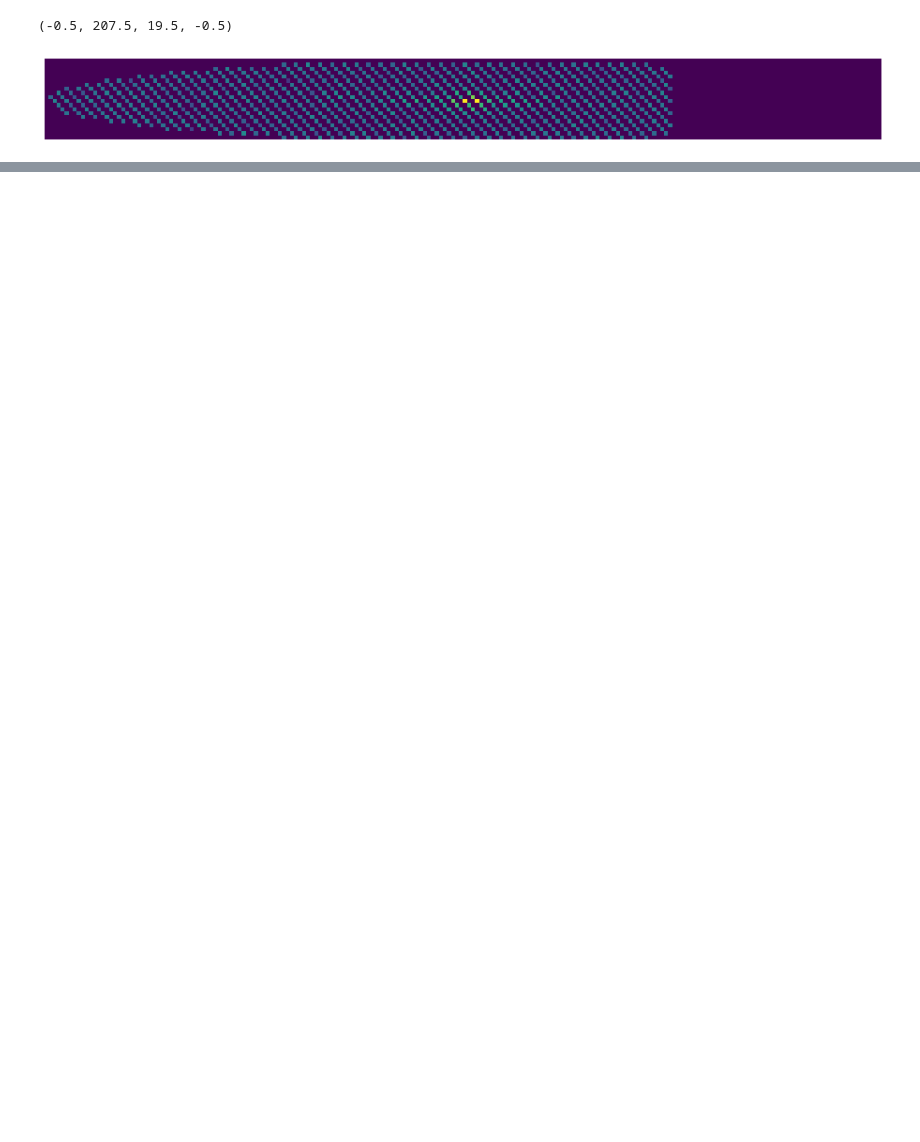
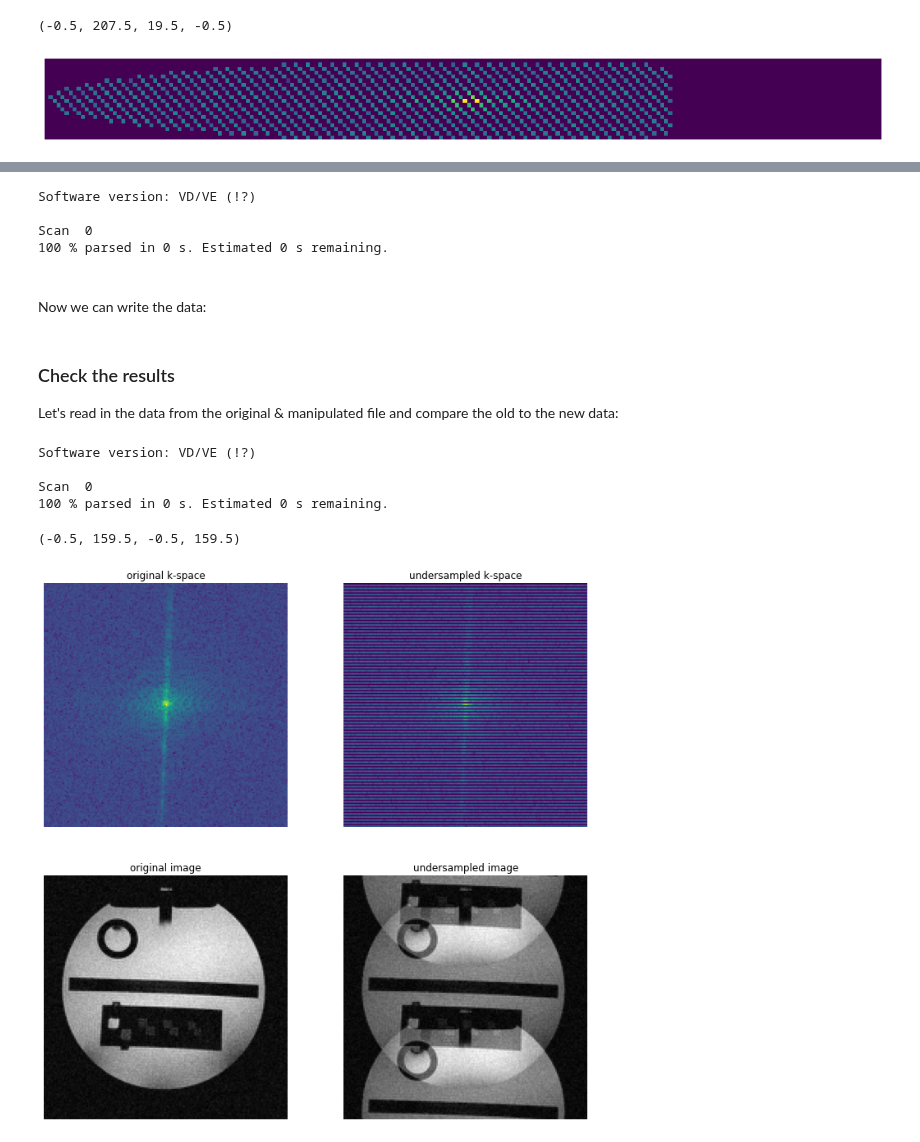
Before and after one commit to pehses/twixtools, a Jupyter notebook: demo/recon_example.ipynb, the cells around one changed output, grey strips where cells are left out. Cells and saved outputs as stored; diff of their text form; code cells hidden in the pictures; blank space fills up the shorter version.

```diff
--- a/demo/recon_example.ipynb
+++ b/demo/recon_example.ipynb
@@ -319,0 +310,14 @@ mdhLC = [("ushLine", "<u2"),
+# %%
+# make sure to start with a fresh 'twix' object
+twix_new = twixtools.read_twix(os.path.join(example_dir, 'gre.dat'))
+
+# delete every other line from k-space (2x undersampling)
+twixtools.del_from_mdb_list(twix_new[-1]['mdb'], lambda mdb: mdb.is_image_scan() and mdb.cLin % 2)
+# %% [output]
+Software version: VD/VE (!?)
+
+Scan  0
+100 % parsed in 0 s. Estimated 0 s remaining.
+# %% [markdown]
+\
+Now we can write the data:
@@ -319,0 +331,39 @@ mdhLC = [("ushLine", "<u2"),
+# %% [markdown]
+### Check the results
+Let's read in the data from the original & manipulated file and compare the old to the new data:
+# %%
+twix_new = twixtools.read_twix(os.path.join(example_dir, 'gre_del.dat'))
+mapped_new = twixtools.map_twix(twix_new[-1])
+data_new = mapped_new['image'][0,0,0,0,0,0,0,0].squeeze()
+
+# reconstruct images
+image_new = ifftnd(data_new, [0, -1])
+
+# simple os-removal by index selection (for better visualization)
+ix_k = slice(0, data.shape[-1], 2)
+ix_im = slice(data.shape[-1]//4, (data.shape[-1]*3)//4)
+
+plt.figure(figsize=(12, 12))
+plt.subplot(221)
+plt.title('original k-space')
+plt.imshow(abs(data[:,0,ix_k])**0.2, origin='lower')
+plt.axis('off')
+plt.subplot(222)
+plt.title('undersampled k-space')
+plt.imshow(abs(data_new[:,0,ix_k])**0.2, origin='lower')
+plt.axis('off')
+plt.subplot(223)
+plt.title('original image')
+plt.imshow(rms_comb(image[:,:,ix_im], 1), cmap='gray', origin='lower')
+plt.axis('off')
+plt.subplot(224)
+plt.title('undersampled image')
+plt.imshow(rms_comb(image_new[:,:,ix_im], 1), cmap='gray', origin='lower')
+plt.axis('off')
+# %% [output]
+Software version: VD/VE (!?)
+
+Scan  0
+100 % parsed in 0 s. Estimated 0 s remaining.
+(-0.5, 159.5, -0.5, 159.5)
+[figure, added]
```
Also changed, not shown: parts of 37 cells of this notebook, 1 other file.
